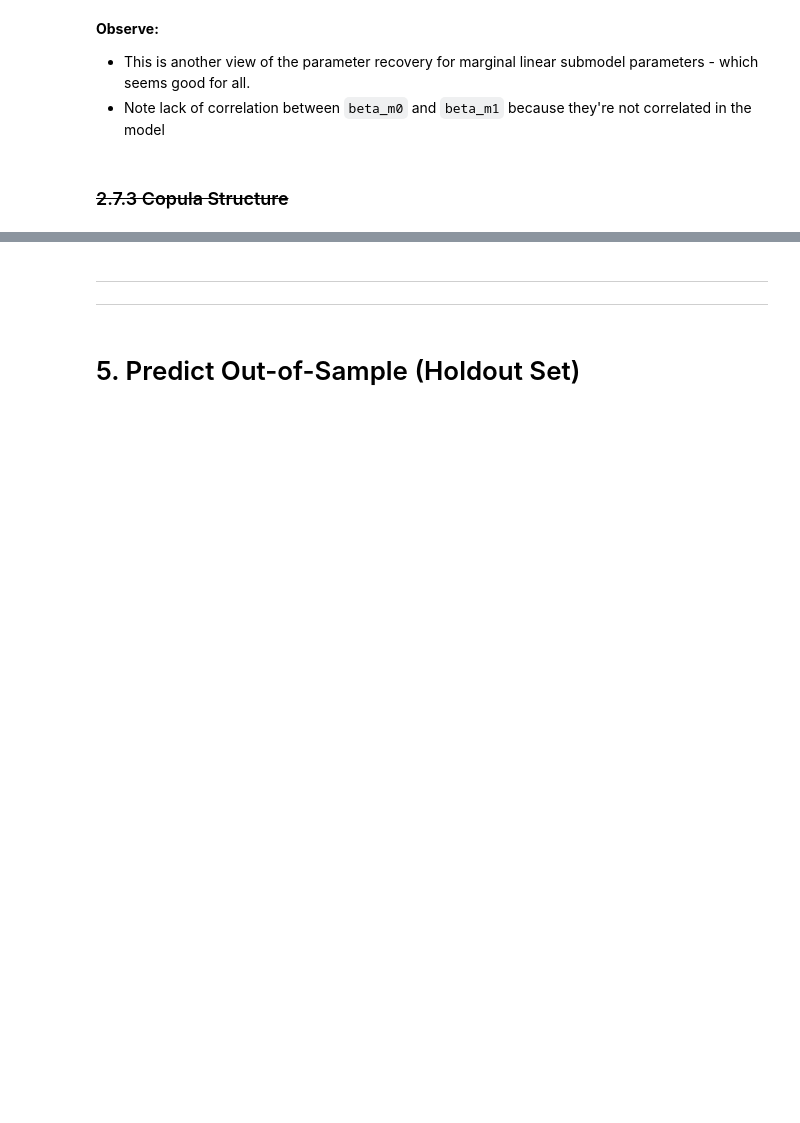
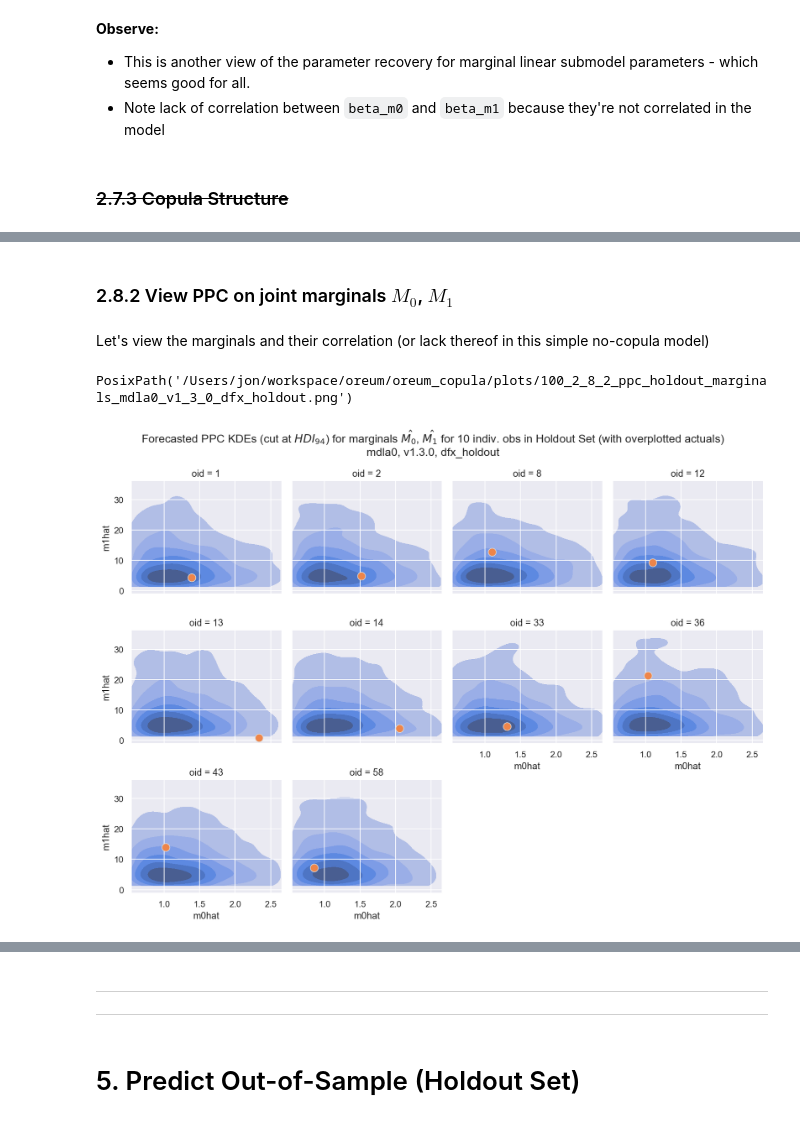
Before and after one commit to oreum-industries/oreum_copula, a Jupyter notebook: notebooks/100_ModelA0.ipynb, the cells around one changed output, grey strips where cells are left out. Cells and saved outputs as stored; diff of their text form; code cells hidden in the pictures; blank space fills up the shorter version.

```diff
--- a/notebooks/100_ModelA0.ipynb
+++ b/notebooks/100_ModelA0.ipynb
@@ -261,8 +261,7 @@ eda.describe(dfx_m1_holdout)
 # %% [markdown]
 `ModelA0` model imported from `src.model.model_a.py` where it is fully defined
 # %%
-mdla0 = copula.ModelA0(obsd={'m0':dfx_m0_train, 'm1':dfx_m1_train}, dfx_creatord={'m0':dfx_creator_m0, 'm1':dfx_creator_m1},
-            obs_nm='dfx_train')
+mdla0 = copula.ModelA0(obs_m0 = dfx_m0_train, obs_m1 = dfx_m1_train, dfx_creatord={'m0':dfx_creator_m0, 'm1':dfx_creator_m1}, obs_nm='dfx_train')
 mdla0.build()
 utils.display_rvs(mdla0)
 mdla0.debug()
@@ -530,3 +529,5 @@ joint value $\hat{y}$) for observations in an **out-of-sample dataset**:
 # %%
-mdla0.replace_obs(obsd={'m0':dfx_m0_holdout, 'm1':dfx_m1_holdout}, obs_nm='dfx_holdout')
+mdla0.replace_obs(obsd={'obs_m0':dfx_m0_holdout, 'obs_m1':dfx_m1_holdout}, obs_nm='dfx_holdout')
 mdla0.build()
+f_idata = mdla0.sample_posterior_predictive(store_ppc=False, ppc_insample=False, var_names=mdla0.rvs_ppc + mdla0.rvs_det)
+f_idata
@@ -532,0 +540,22 @@ mdla0.build()
+# %% [markdown]
+### 2.8.2 View PPC on joint marginals $M_{0}$, $M_{1}$
+# %% [markdown]
+Let's view the marginals and their correlation (or lack thereof in this simple no-copula model)
+# %%
+dfp = az.extract(f_idata, group='predictions', var_names=['mhat']).to_dataframe().drop(['chain', 'draw'], axis=1).unstack(1)
+dfp.columns = dfp.columns.droplevel(0)
+
+idx_m0 = (dfp['m0hat'] >= dfp['m0hat'].quantile(0.03)) & (dfp['m0hat'] <= dfp['m0hat'].quantile(0.97))
+idx_m1 = (dfp['m1hat'] >= dfp['m1hat'].quantile(0.03)) & (dfp['m1hat'] <= dfp['m1hat'].quantile(0.97))
+
+kde_kws = dict(zorder=0, levels=7, cut=0, fill=True, legend=True, warn_singular=False)
+scatter_kws = dict(alpha=1, marker="o", linewidths=0.05, edgecolor="#dddddd", s=100, c='C1', zorder=2)
+g = sns.displot(x='m0hat', y='m1hat', col='oid', col_wrap=4, data=dfp.loc[idx_m0 & idx_m1], kind='kde', height=3, aspect=1, **kde_kws)
+_ = g.fig.suptitle(f'Forecasted PPC KDEs (cut at $HDI_{{94}}$) for marginals $\hat{{M_{0}}}$, $\hat{{M_{1}}}$ '+
+                    f'for {mdla0.n} indiv. obs in Holdout Set (with overplotted actuals)'+ f'\n{mdla0.mdl_id}')
+_ = [sns.scatterplot(x='m0', y='m1', data=df_holdout.iloc[[i]], ax=ax, **scatter_kws) for i, ax in enumerate(g.axes)]
+_ = g.fig.tight_layout()
+figio.write(g.fig, fn=f'100_2.8.2_ppc_holdout_marginals_{mdla0.mdl_id}')
+# %% [output]
+PosixPath('/Users/jon/workspace/oreum/oreum_copula/plots/100_2_8_2_ppc_holdout_marginals_mdla0_v1_3_0_dfx_holdout.png')
+[figure, added]
```
Also changed, not shown: parts of 23 cells of this notebook, 2 other files.
